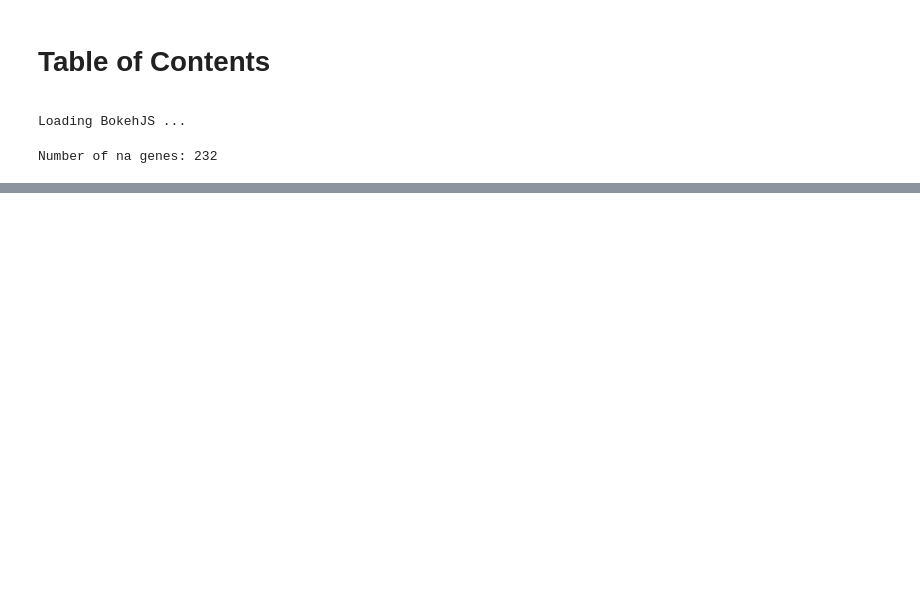
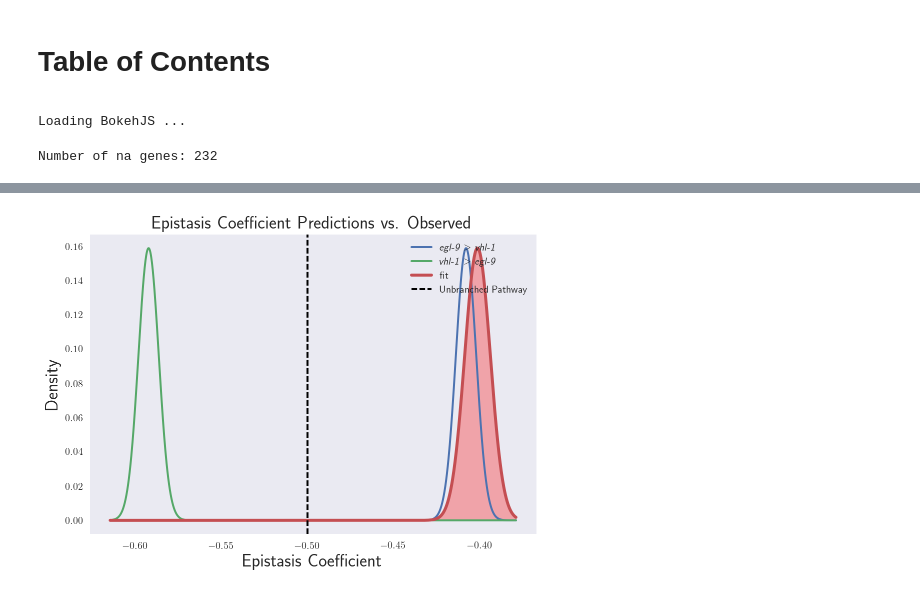
Before and after one commit to WormLabCaltech/mprsq, a Jupyter notebook: src/Quantifying Epistasis.ipynb, the cells around one changed output, grey strips where cells are left out. Saved outputs shown, nothing was run; the diff lists cells and outputs as text; code cells hidden in the pictures; blank space fills up the shorter version.

```diff
--- a/src/Quantifying Epistasis.ipynb
+++ b/src/Quantifying Epistasis.ipynb
@@ -265,0 +325,13 @@ _ = epistasis_plot(['e', 'd'], 'a', tidy_data)
+# %%
+color = {label(letter1, letter2): 'b',
+         label(letter2, letter1): 'g',
+         'fit': 'r'
+        }
+curves([x_over_y.params[0], y_over_x.params[0], actual.params[0]],
+       [x_over_y.bse[0], y_over_x.bse[0], actual.bse[0]],
+       labels=[label(letter1, letter2), label(letter2, letter1), 'fit'])
+
+plt.savefig('../output/kde-epistasis{0}{1}.svg'.format(genvar.mapping[letter1], genvar.mapping[letter2]),
+            bbox_inches='tight')
+# %% [output]
+[figure, added]
```
Also changed, not shown: parts of 13 cells of this notebook, 16 other files.
